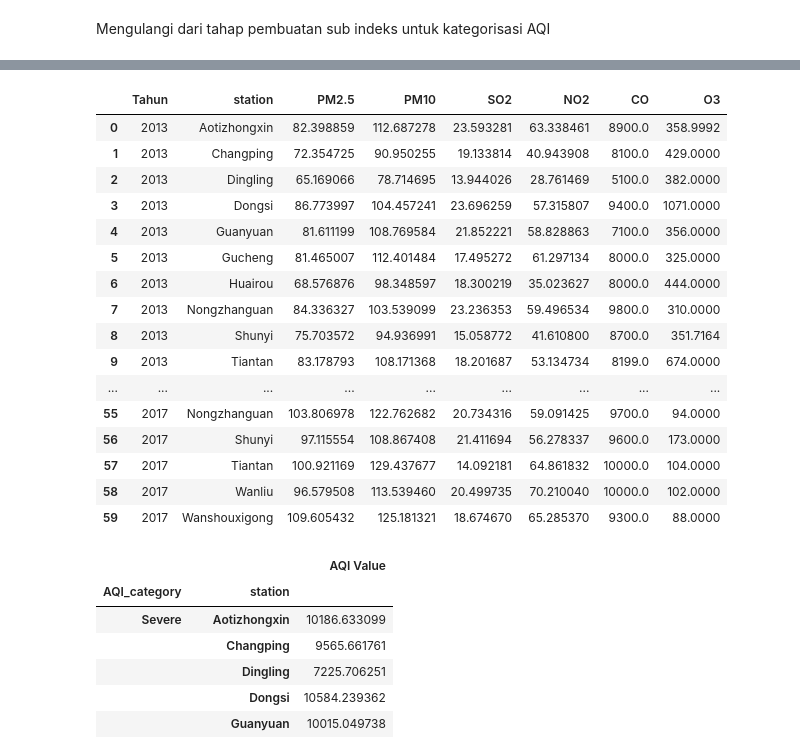
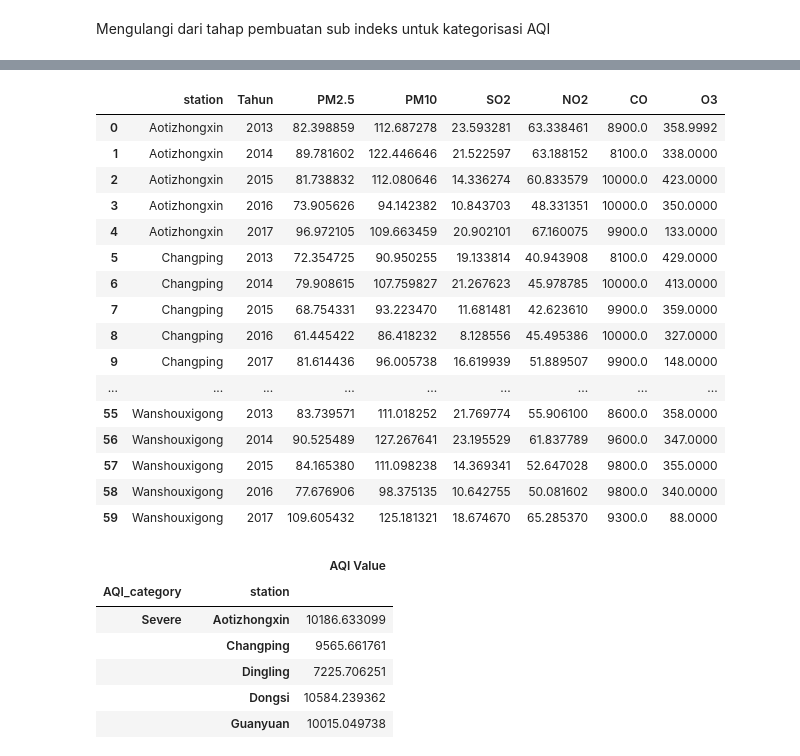
Before and after one commit to QaruzDin/Air-quality-dataset, a Jupyter notebook: Submission/notebook.ipynb, the cells around one changed output, grey strips where cells are left out. Drawn from its saved outputs; the diff is of its cells as text; code cells hidden in the pictures.

```diff
--- a/Submission/notebook.ipynb
+++ b/Submission/notebook.ipynb
@@ -1032,32 +1020,32 @@ dtype: int64
 # %%
 polutantParam_Avg = ['PM2.5_24hr_avg','PM10_24hr_avg', 'SO2_24hr_avg', 'NO2_24hr_avg']
 polutantParam_Max =['CO_8hr_max', 'O3_8hr_max']
 
-polutantSum_byYear = all_df.groupby(by=[all_df['DateTime'].dt.year.rename('Tahun'), 'station']).agg({
+polutantSum_byYear = all_df.groupby(by=['station', all_df['DateTime'].dt.year.rename('Tahun')]).agg({
     **{param: 'mean' for param in polutantParam_Avg},
     **{param: 'max' for param in polutantParam_Max}
 })
 polutantSum_byYear.columns = ['PM2.5','PM10', 'SO2', 'NO2', 'CO', 'O3'] # Meriingkas nama, namun tetap merupakan kalkulasi hasil (bukan rawdata)
 polutantSum_byYear.reset_index(inplace=True)
 polutantSum_byYear
 # %% [output]
-|  | Tahun | station | PM2.5 | PM10 | SO2 | NO2 | CO | O3 |
-| 0 | 2013 | Aotizhongxin | 82.398859 | 112.687278 | 23.593281 | 63.338461 | 8900.0 | 358.9992 |
-| 1 | 2013 | Changping | 72.354725 | 90.950255 | 19.133814 | 40.943908 | 8100.0 | 429.0000 |
-| 2 | 2013 | Dingling | 65.169066 | 78.714695 | 13.944026 | 28.761469 | 5100.0 | 382.0000 |
-| 3 | 2013 | Dongsi | 86.773997 | 104.457241 | 23.696259 | 57.315807 | 9400.0 | 1071.0000 |
-| 4 | 2013 | Guanyuan | 81.611199 | 108.769584 | 21.852221 | 58.828863 | 7100.0 | 356.0000 |
-| 5 | 2013 | Gucheng | 81.465007 | 112.401484 | 17.495272 | 61.297134 | 8000.0 | 325.0000 |
-| 6 | 2013 | Huairou | 68.576876 | 98.348597 | 18.300219 | 35.023627 | 8000.0 | 444.0000 |
-| 7 | 2013 | Nongzhanguan | 84.336327 | 103.539099 | 23.236353 | 59.496534 | 9800.0 | 310.0000 |
-| 8 | 2013 | Shunyi | 75.703572 | 94.936991 | 15.058772 | 41.610800 | 8700.0 | 351.7164 |
-| 9 | 2013 | Tiantan | 83.178793 | 108.171368 | 18.201687 | 53.134734 | 8199.0 | 674.0000 |
+|  | station | Tahun | PM2.5 | PM10 | SO2 | NO2 | CO | O3 |
+| 0 | Aotizhongxin | 2013 | 82.398859 | 112.687278 | 23.593281 | 63.338461 | 8900.0 | 358.9992 |
+| 1 | Aotizhongxin | 2014 | 89.781602 | 122.446646 | 21.522597 | 63.188152 | 8100.0 | 338.0000 |
+| 2 | Aotizhongxin | 2015 | 81.738832 | 112.080646 | 14.336274 | 60.833579 | 10000.0 | 423.0000 |
+| 3 | Aotizhongxin | 2016 | 73.905626 | 94.142382 | 10.843703 | 48.331351 | 10000.0 | 350.0000 |
+| 4 | Aotizhongxin | 2017 | 96.972105 | 109.663459 | 20.902101 | 67.160075 | 9900.0 | 133.0000 |
+| 5 | Changping | 2013 | 72.354725 | 90.950255 | 19.133814 | 40.943908 | 8100.0 | 429.0000 |
+| 6 | Changping | 2014 | 79.908615 | 107.759827 | 21.267623 | 45.978785 | 10000.0 | 413.0000 |
+| 7 | Changping | 2015 | 68.754331 | 93.223470 | 11.681481 | 42.623610 | 9900.0 | 359.0000 |
+| 8 | Changping | 2016 | 61.445422 | 86.418232 | 8.128556 | 45.495386 | 10000.0 | 327.0000 |
+| 9 | Changping | 2017 | 81.614436 | 96.005738 | 16.619939 | 51.889507 | 9900.0 | 148.0000 |
 | ... | ... | ... | ... | ... | ... | ... | ... | ... |
-| 55 | 2017 | Nongzhanguan | 103.806978 | 122.762682 | 20.734316 | 59.091425 | 9700.0 | 94.0000 |
-| 56 | 2017 | Shunyi | 97.115554 | 108.867408 | 21.411694 | 56.278337 | 9600.0 | 173.0000 |
-| 57 | 2017 | Tiantan | 100.921169 | 129.437677 | 14.092181 | 64.861832 | 10000.0 | 104.0000 |
-| 58 | 2017 | Wanliu | 96.579508 | 113.539460 | 20.499735 | 70.210040 | 10000.0 | 102.0000 |
-| 59 | 2017 | Wanshouxigong | 109.605432 | 125.181321 | 18.674670 | 65.285370 | 9300.0 | 88.0000 |
+| 55 | Wanshouxigong | 2013 | 83.739571 | 111.018252 | 21.769774 | 55.906100 | 8600.0 | 358.0000 |
+| 56 | Wanshouxigong | 2014 | 90.525489 | 127.267641 | 23.195529 | 61.837789 | 9600.0 | 347.0000 |
+| 57 | Wanshouxigong | 2015 | 84.165380 | 111.098238 | 14.369341 | 52.647028 | 9800.0 | 355.0000 |
+| 58 | Wanshouxigong | 2016 | 77.676906 | 98.375135 | 10.642755 | 50.081602 | 9800.0 | 340.0000 |
+| 59 | Wanshouxigong | 2017 | 109.605432 | 125.181321 | 18.674670 | 65.285370 | 9300.0 | 88.0000 |
 # %%
 Beijing_in_AQIValue = all_df.groupby(by=['AQI_category', 'station']).agg({
                               'AQI_calculated' : 'mean'
```
Also changed, not shown: parts of 15 cells of this notebook.
